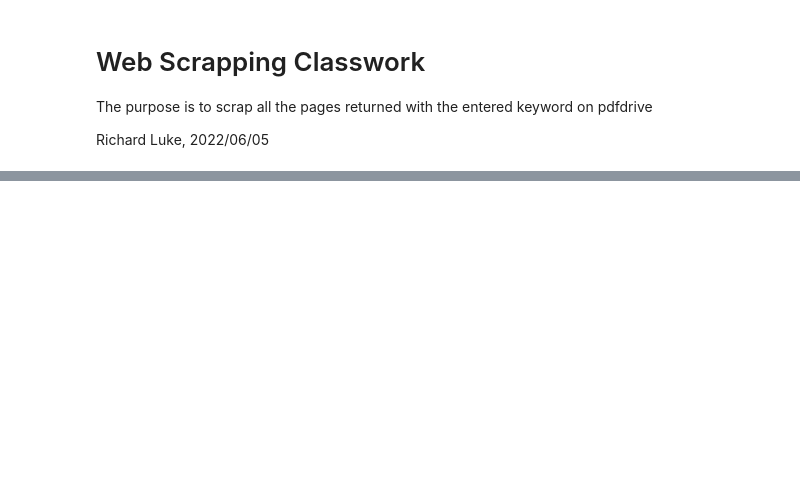
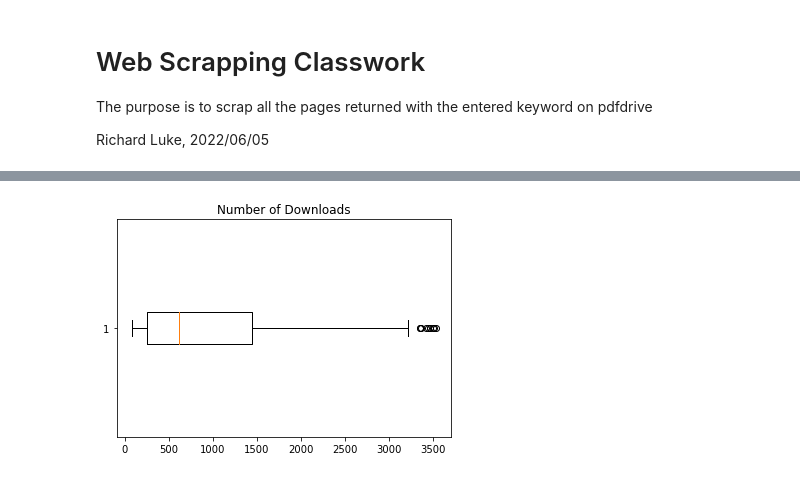
Before and after one commit to rluke2020/DS2022, a Jupyter notebook: pdf submission.ipynb, the cells around one changed output, grey strips where cells are left out. Saved outputs shown, nothing was run; the diff lists cells and outputs as text; code cells hidden in the pictures; blank space fills up the shorter version.

```diff
--- a/pdf submission.ipynb
+++ b/pdf submission.ipynb
@@ -145,3 +223,8 @@ plt.ylabel("Number of Downloads");
+# %%
+plt.boxplot(data["Number.Downloads"], vert=False),
+plt.title("Number of Downloads");
+# %% [output]
+[figure, added]
 # %%
 #Relationship between File Size and Number of Downloads
 plt.scatter(data["Number.Fsize"],data["Number.Downloads"]),
```
Also changed, not shown: parts of 16 cells of this notebook.
